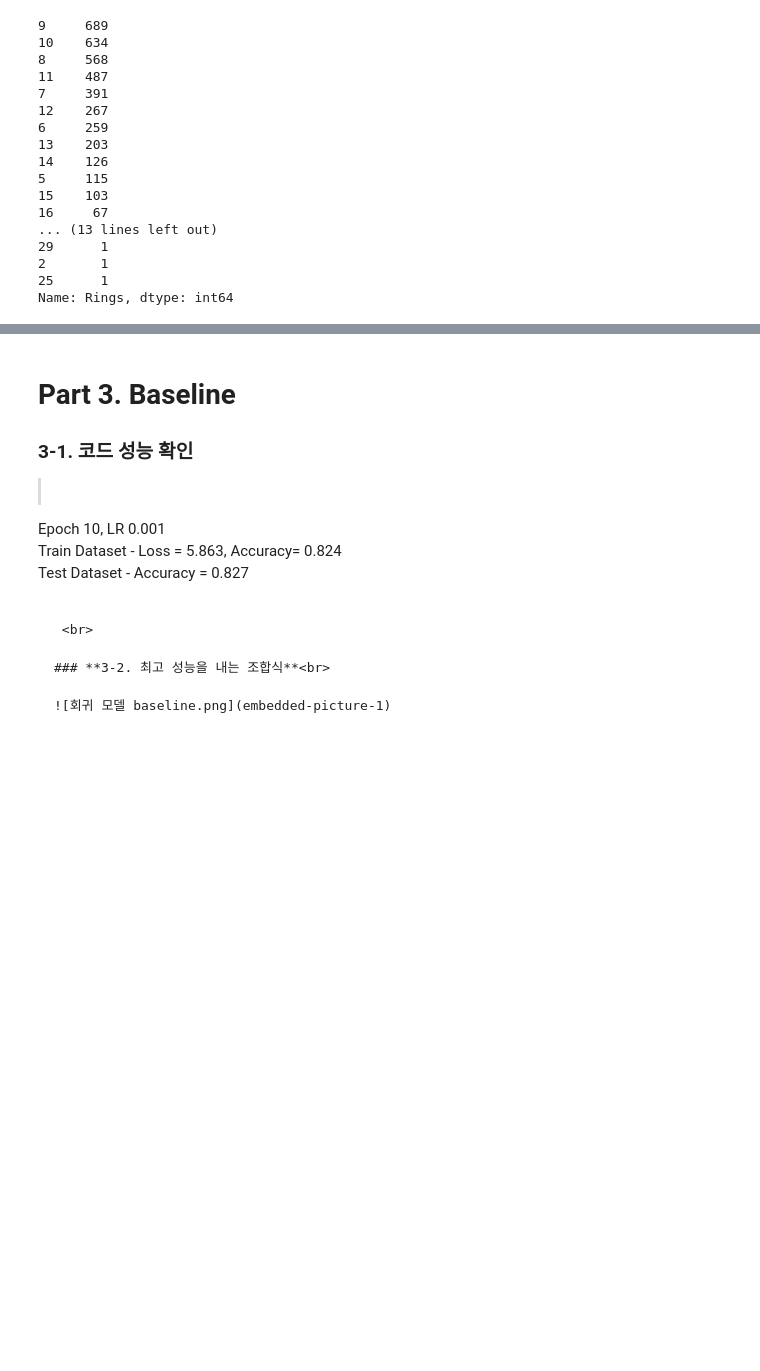
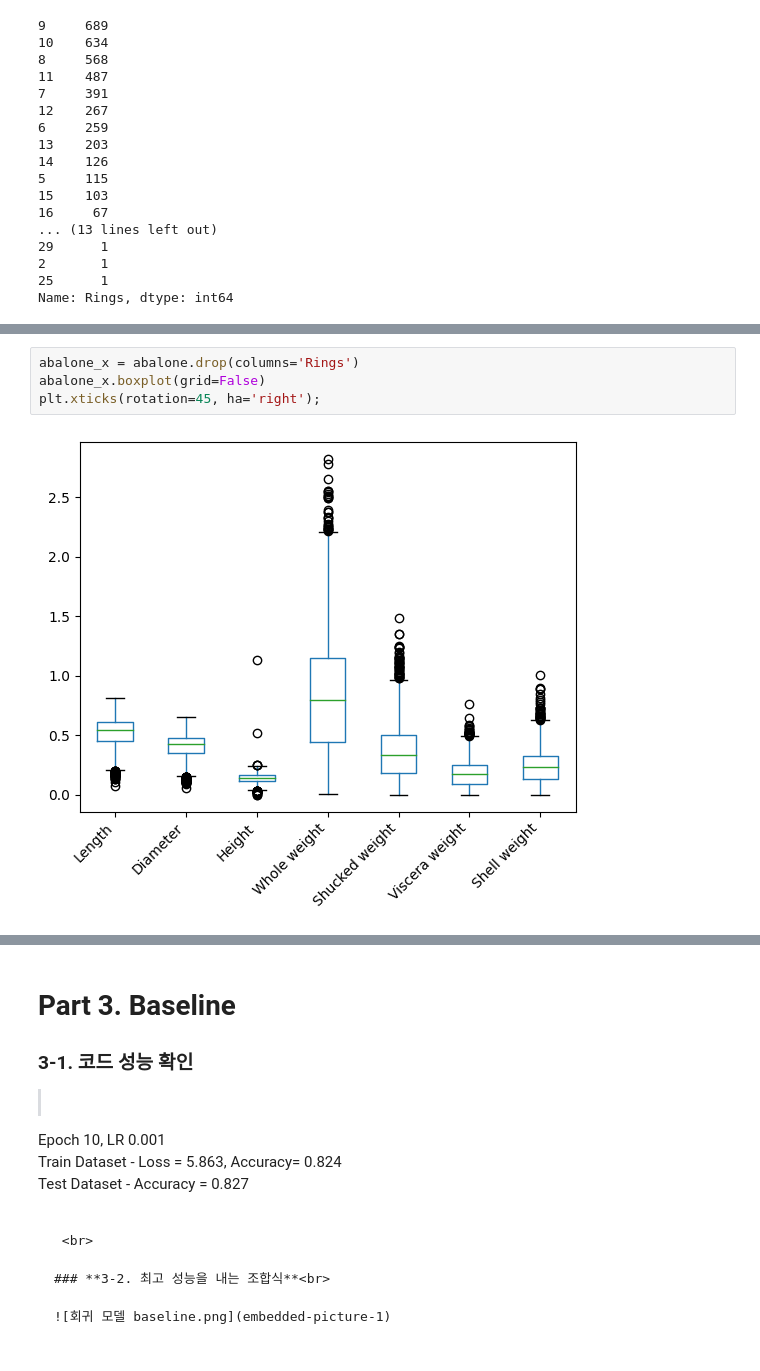
Before and after one commit to hyonnys/tp1, a Jupyter notebook: AIB_TP1_EDA.ipynb, the cells around one changed output, grey strips where cells are left out. Cells and saved outputs as stored; diff of their text form; blank space fills up the shorter version.

```diff
--- a/AIB_TP1_EDA.ipynb
+++ b/AIB_TP1_EDA.ipynb
@@ -170,0 +187,6 @@ Name: Rings, dtype: int64
+# %%
+abalone_x = abalone.drop(columns='Rings')
+abalone_x.boxplot(grid=False)
+plt.xticks(rotation=45, ha='right');
+# %% [output]
+[figure, added]
```
Also changed, not shown: parts of 42 cells of this notebook.
